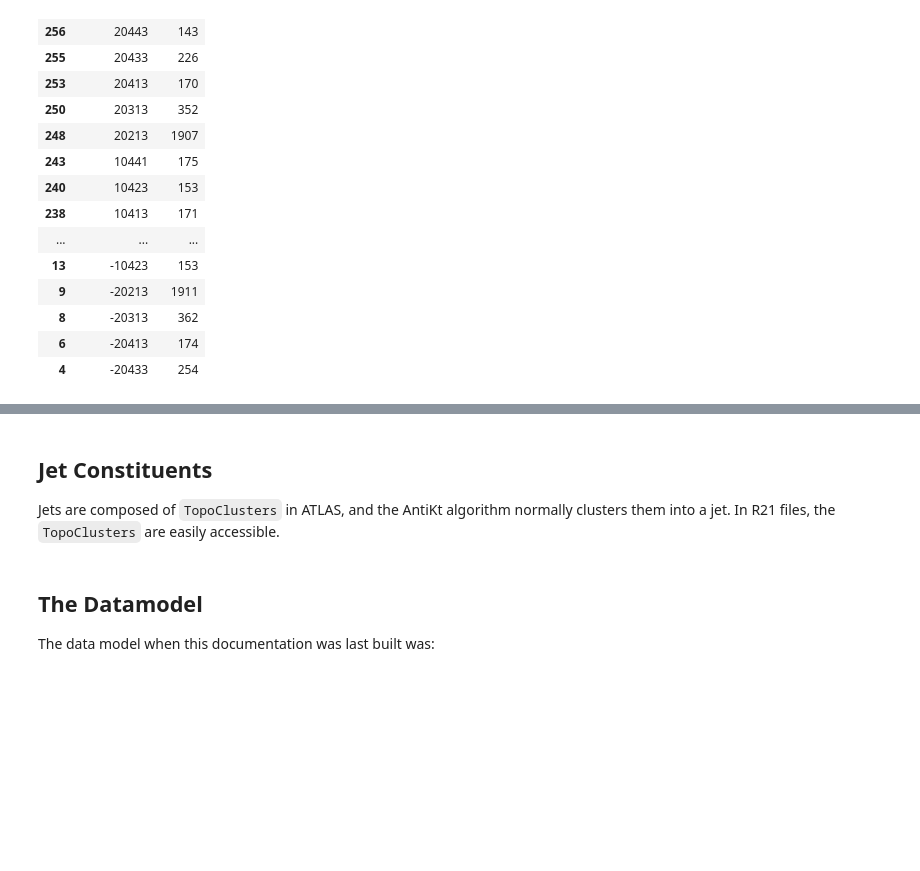
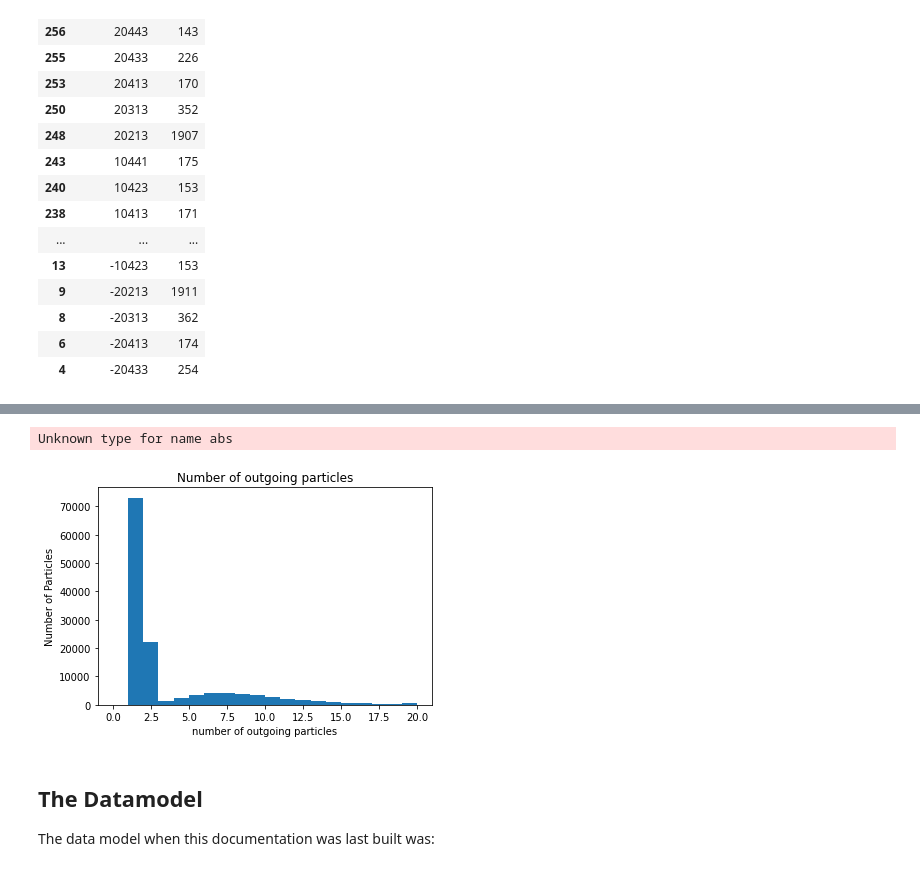
Before and after one commit to gordonwatts/xaod_usage, a Jupyter notebook: book/chapters/truth.ipynb, the cells around one changed output, grey strips where cells are left out. Cells and saved outputs as stored; diff of their text form; code cells hidden in the pictures; blank space fills up the shorter version.

Commit message:
Runs!
* Jets working
* truth access is working as imagined

```diff
--- a/book/chapters/truth.ipynb
+++ b/book/chapters/truth.ipynb
@@ -59,11 +67,15 @@ df[df.Count>100].sort_values('PDGId', ascending=False)
 # %%
-all_particles = (ds
-                 .SelectMany(lambda e: e.TruthParticles("TruthParticles"))
-                 .Where(lambda tp: (tp.pt() / 1000) > 1)
-                 .Select(lambda tp: tp.pt() / 1000.0)
-                 .AsAwkwardArray('pt')
-                 .value())
+mesons = (
+          ds
+          .SelectMany(lambda e: e.TruthParticles("TruthParticles"))
+          .Where(lambda tp: (abs(tp.pdgId()) == 5))
+          .Where(lambda tp: tp.hasDecayVtx())
+          .Select(lambda tp: tp.decayVtx())
+          .Select(lambda vtp: {
+                  'x': vtp.nOutgoingParticles(),
+          })
+          .AsAwkwardArray()
+          .value()
+)
+# %% [output]
+Unknown type for name abs
-# %% [markdown]
-## Jet Constituents
-
-Jets are composed of `TopoClusters` in ATLAS, and the AntiKt algorithm normally clusters them into a jet. In R21 files, the `TopoClusters` are easily accessible.
@@ -80,8 +82,10 @@ with ignore_cache():
 # %%
-plt.hist(topo_clusters.JetClusterPt/1000.0, bins=100, range=(0, 20))
-plt.xlabel('Jet Cluster $p_T$ [GeV]')
-plt.ylabel('Number of jets')
-_ = plt.title('Jet Cluster $p_T$ distribution for jets in $Z\\rightarrow ee$ events')
+plt.hist(mesons.x, bins=20, range=(0, 20))
+plt.xlabel('number of outgoing particles')
+plt.ylabel('Number of Particles')
+_ = plt.title('Number of outgoing particles')
+# %% [output]
+[figure, added]
 # %% [markdown]
 ## The Datamodel
 
```
Also changed, not shown: parts of 6 cells of this notebook, 1 other file.
